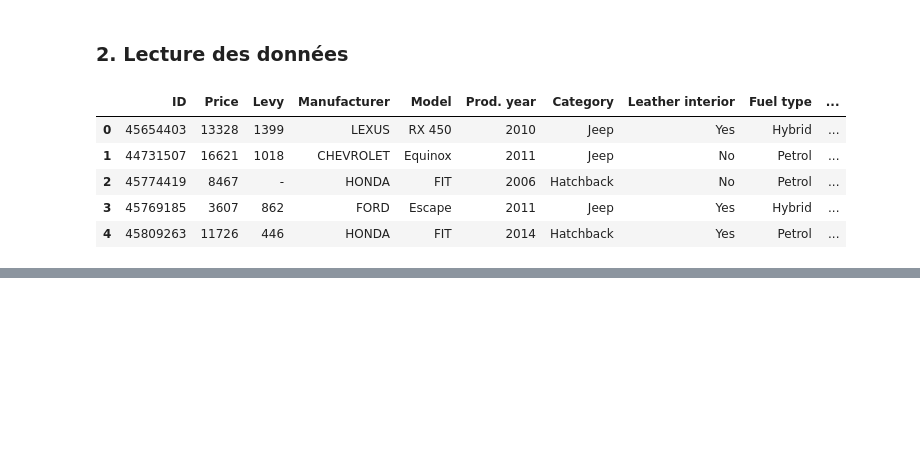
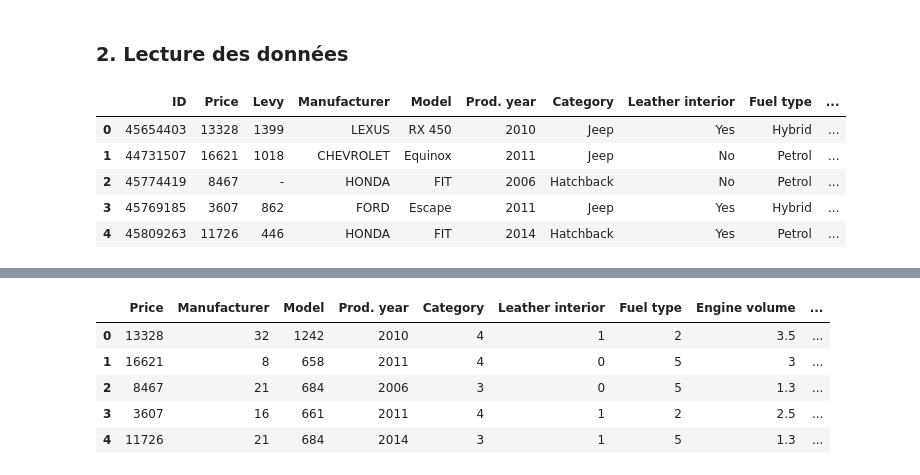
Before and after one commit to hmoustaphaousmane/cars-price-prediction, a Jupyter notebook: cars-price-prediction.ipynb, the cells around one changed output, grey strips where cells are left out. Cells and saved outputs as stored; diff of their text form; code cells hidden in the pictures; blank space fills up the shorter version.

```diff
--- a/cars-price-prediction.ipynb
+++ b/cars-price-prediction.ipynb
@@ -25,0 +86,22 @@ data.head()
+# %%
+# Conversion des variables catégorielles en variables numériques
+# data = pd.get_dummies(data)
+
+label_encoder = LabelEncoder()
+data['Manufacturer'] = label_encoder.fit_transform(data['Manufacturer'])
+data['Model'] = label_encoder.fit_transform(data['Model'])
+data['Category'] = label_encoder.fit_transform(data['Category'])
+data['Leather interior'] = label_encoder.fit_transform(data['Leather interior'])
+data['Fuel type'] = label_encoder.fit_transform(data['Fuel type'])
+data['Gear box type'] = label_encoder.fit_transform(data['Gear box type'])
+data['Drive wheels'] = label_encoder.fit_transform(data['Drive wheels'])
+data['Doors'] = label_encoder.fit_transform(data['Doors'])
+data['Wheel'] = label_encoder.fit_transform(data['Wheel'])
+data.head ()
+# %% [output]
+|  | Price | Manufacturer | Model | Prod. year | Category | Leather interior | Fuel type | Engine volume | ... |
+| 0 | 13328 | 32 | 1242 | 2010 | 4 | 1 | 2 | 3.5 | ... |
+| 1 | 16621 | 8 | 658 | 2011 | 4 | 0 | 5 | 3 | ... |
+| 2 | 8467 | 21 | 684 | 2006 | 3 | 0 | 5 | 1.3 | ... |
+| 3 | 3607 | 16 | 661 | 2011 | 4 | 1 | 2 | 2.5 | ... |
+| 4 | 11726 | 21 | 684 | 2014 | 3 | 1 | 5 | 1.3 | ... |
```
Also changed, not shown: parts of 17 cells of this notebook.
